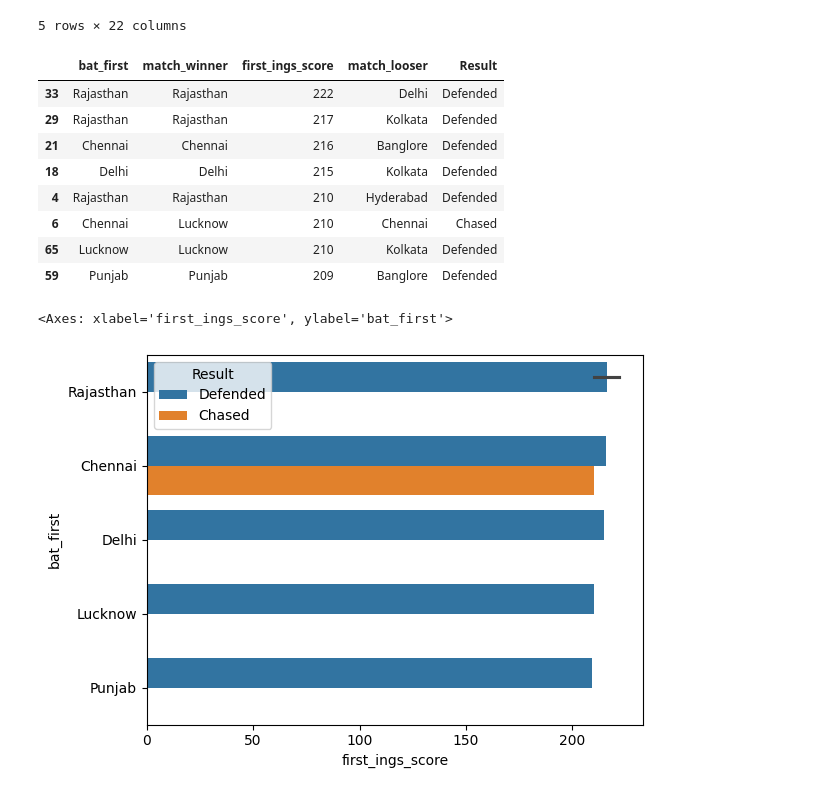
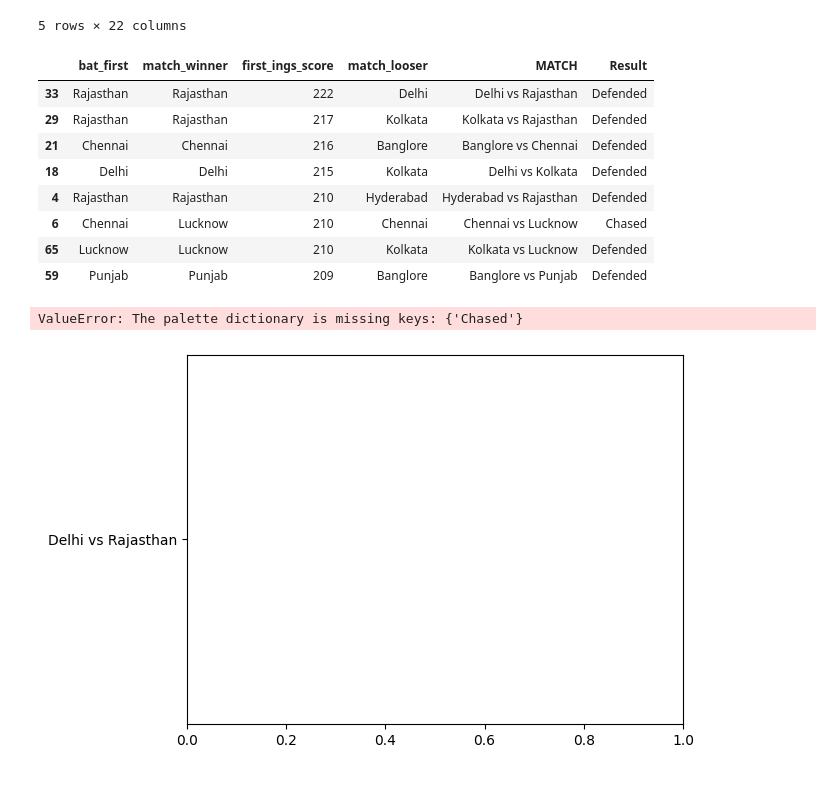
Before and after one commit to jhaji-17/Data-Science-Practice, a Jupyter notebook: IPL_2022_Analysis.ipynb, the cells around one changed output. Cells and saved outputs as stored; diff of their text form; code cells hidden in the pictures.

```diff
--- a/IPL_2022_Analysis.ipynb
+++ b/IPL_2022_Analysis.ipynb
@@ -220,23 +220,23 @@ df.head()
 # %%
 highest_1st_inns = df.nlargest(8,"first_ings_score")[["bat_first","match_winner","team1","team2","first_ings_score"]]
 highest_1st_inns["match_looser"] = np.where(highest_1st_inns["match_winner"]==highest_1st_inns["team1"],highest_1st_inns["team2"],highest_1st_inns["team1"])
-highest_1st_inns["MATCH"]=
+highest_1st_inns["MATCH"]=highest_1st_inns["team1"]+" vs "+highest_1st_inns["team2"]
 highest_1st_inns["Result"]=np.where(highest_1st_inns["bat_first"]==highest_1st_inns["match_winner"],"Defended","Chased")
 highest_1st_inns.drop(["team1","team2"],axis=1,inplace=True)
 # %%
 highest_1st_inns
 # %% [output]
-|  | bat_first | match_winner | first_ings_score | match_looser | Result |
-| 33 | Rajasthan | Rajasthan | 222 | Delhi | Defended |
-| 29 | Rajasthan | Rajasthan | 217 | Kolkata | Defended |
-| 21 | Chennai | Chennai | 216 | Banglore | Defended |
-| 18 | Delhi | Delhi | 215 | Kolkata | Defended |
-| 4 | Rajasthan | Rajasthan | 210 | Hyderabad | Defended |
-| 6 | Chennai | Lucknow | 210 | Chennai | Chased |
-| 65 | Lucknow | Lucknow | 210 | Kolkata | Defended |
-| 59 | Punjab | Punjab | 209 | Banglore | Defended |
+|  | bat_first | match_winner | first_ings_score | match_looser | MATCH | Result |
+| 33 | Rajasthan | Rajasthan | 222 | Delhi | Delhi vs Rajasthan | Defended |
+| 29 | Rajasthan | Rajasthan | 217 | Kolkata | Kolkata vs Rajasthan | Defended |
+| 21 | Chennai | Chennai | 216 | Banglore | Banglore vs Chennai | Defended |
+| 18 | Delhi | Delhi | 215 | Kolkata | Delhi vs Kolkata | Defended |
+| 4 | Rajasthan | Rajasthan | 210 | Hyderabad | Hyderabad vs Rajasthan | Defended |
+| 6 | Chennai | Lucknow | 210 | Chennai | Chennai vs Lucknow | Chased |
+| 65 | Lucknow | Lucknow | 210 | Kolkata | Kolkata vs Lucknow | Defended |
+| 59 | Punjab | Punjab | 209 | Banglore | Banglore vs Punjab | Defended |
 # %%
-sns.barplot(highest_1st_inns,x="first_ings_score",y="bat_first",hue="Result")
+sns.barplot(highest_1st_inns,x="first_ings_score",y="MATCH",hue="Result",palette={'Defended': '#2ecc71', 'Chased Down': '#e74c3c'})
 # %% [output]
-<Axes: xlabel='first_ings_score', ylabel='bat_first'>
+ValueError: The palette dictionary is missing keys: {'Chased'}
-[figure, old version]
+[figure, new version]
```
